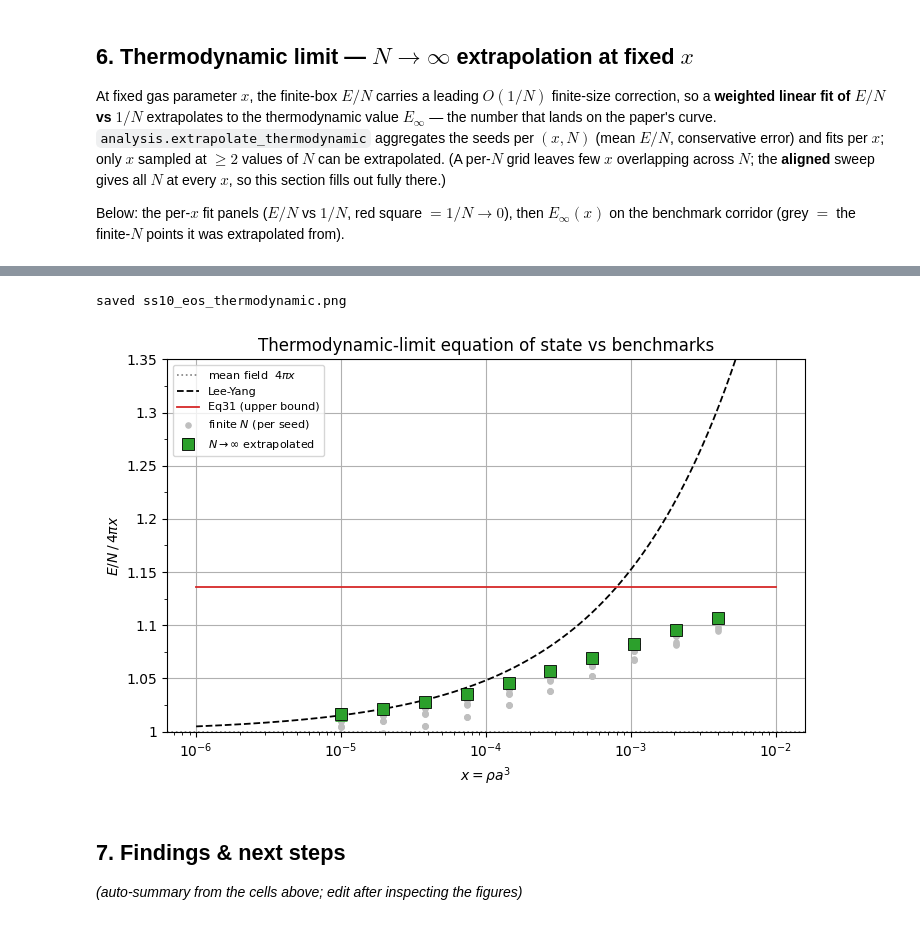
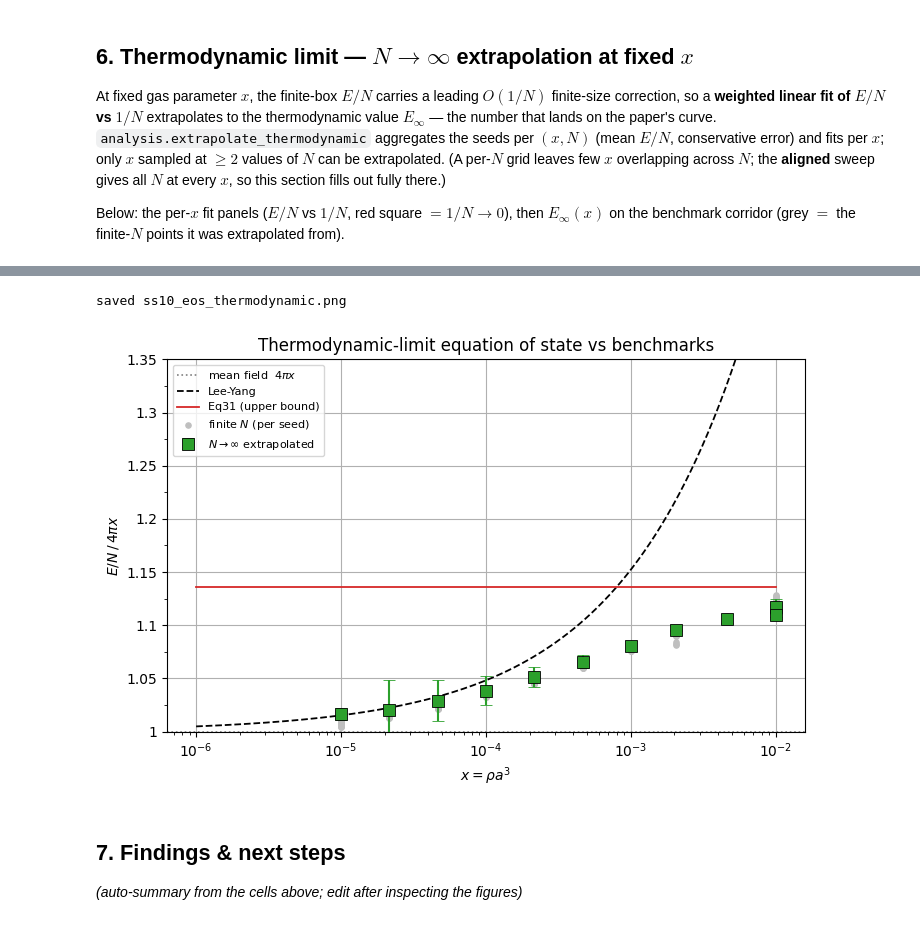
Before and after one commit to pfargas/qvarnet, a Jupyter notebook: soft_sphere_gas/analysis.ipynb, the cells around one changed output, grey strips where cells are left out. Drawn from its saved outputs; the diff is of its cells as text; code cells hidden in the pictures.

```diff
--- a/soft_sphere_gas/analysis.ipynb
+++ b/soft_sphere_gas/analysis.ipynb
@@ -65,6 +65,26 @@ import artifacts
 def lower_bound(x):  return 4.0 * math.pi * x                       # Lieb-Yngvason, rigorous
 lee_yang = dilute_gas.lee_yang_energy_per_particle                 # Eq.1, x->0 universal limit
 eq31     = dilute_gas.first_order_energy_upper_bound               # Eq.31, variational UB
+
+# --- display thinning: keep x-points spaced >= MIN_GAP_DECADES apart in log10 x,
+#     always including the first and last (purely cosmetic; does NOT touch the fits) ---
+MIN_GAP_DECADES = 0.3   # ~3 points/decade; raise for fewer points (0.5->~2/dec, 1.0->~1/dec)
+
+def thin_log(xs, min_gap_decades=MIN_GAP_DECADES):
+    """Indices (into the original xs) of points spaced >= min_gap_decades in log10 x,
+    always incl. the first and last. xs need not be sorted."""
+    xs = np.asarray(xs, float)
+    if len(xs) <= 2:
+        return np.argsort(xs)
+    order = np.argsort(xs)
+    xs_sorted = xs[order]
+    keep = [0]
+    last = np.log10(xs_sorted[0])
+    for i in range(1, len(xs_sorted) - 1):
+        if np.log10(xs_sorted[i]) - last >= min_gap_decades:
+            keep.append(i); last = np.log10(xs_sorted[i])
+    keep.append(len(xs_sorted) - 1)   # always the last
+    return order[keep]
 # %% [markdown]
 ## 1. Load the sweep DB
 
@@ -307,38 +333,43 @@ saved /home/pau/PhD/soft-bosons/outputs/ss10_extrapolation.png
 # Benchmark curves span the FULL data x-range; green = N->inf extrapolated (where >=2 N exist).
 # x_all = np.sort(chk['x'].unique())
 x_all = np.array([1e-6, 1e-2])
 xx = np.geomspace(x_all.min(), x_all.max(), 300)
 
 fig, ax = plt.subplots(figsize=(7.2, 4.8))
 ax.axhline(1.0, color='0.5', ls=':', lw=1.2, label=r'mean field  $4\pi x$')
 ax.plot(xx, [lee_yang(x) / lower_bound(x) for x in xx], 'k--', lw=1.3, label='Lee-Yang')
 ax.plot(xx, [eq31(x, V0, R) / lower_bound(x) for x in xx], color='tab:red', lw=1.3,
         label='Eq31 (upper bound)')
-ax.scatter(chk['x'], chk['E/4pix'], s=14, color='0.75', zorder=2, label=r'finite $N$ (per seed)')
 if fits:
     xs_e = np.array(sorted(fits))
-    e_inf = np.array([fits[x]['e_inf'] for x in xs_e])
-    e_inf_err = np.array([fits[x]['e_inf_err'] for x in xs_e])
-    ax.errorbar(xs_e, e_inf / lower_bound(xs_e), yerr=e_inf_err / lower_bound(xs_e), fmt='s',
+    keep = xs_e[thin_log(xs_e)]                       # thin in log-x: keep 1st & last, drop too-close
+    e_inf = np.array([fits[x]['e_inf'] for x in keep])
+    e_inf_err = np.array([fits[x]['e_inf_err'] for x in keep])
+    chk_show = chk[chk['x'].isin(set(keep))]          # grey shown only at the kept x (aligned)
+    ax.scatter(chk_show['x'], chk_show['E/4pix'], s=14, color='0.75', zorder=2,
+               label=r'finite $N$ (per seed)')
+    ax.errorbar(keep, e_inf / lower_bound(keep), yerr=e_inf_err / lower_bound(keep), fmt='s',
                 color='tab:green', mec='k', mew=0.6, ms=8, capsize=4, zorder=6,
                 label=r'$N\to\infty$ extrapolated')
+else:
+    ax.scatter(chk['x'], chk['E/4pix'], s=14, color='0.75', zorder=2, label=r'finite $N$ (per seed)')
 ax.set_xscale('log')
 ax.set_xlabel(r'$x = \rho a^3$')
 ax.set_ylabel(r'$E/N \,/\, 4\pi x$')
 ax.set_title('Thermodynamic-limit equation of state vs benchmarks')
 ax.legend(fontsize=8, loc='best')
 fig.tight_layout()
 fig.savefig(DATA_DIR / 'ss10_eos_thermodynamic.png', dpi=140)
 ax.set_yticklabels([1, 1.05, 1.10, 1.15, 1.20, 1.25, 1.30, 1.35])
 from matplotlib import ticker as mticker
 ax.yaxis.set_minor_locator(mticker.AutoMinorLocator(2))
 plt.grid()
 plt.ylim(1.0, 1.35)
 print('saved ss10_eos_thermodynamic.png')
 display(fig); plt.close(fig)
 # %% [output]
 saved ss10_eos_thermodynamic.png
-[figure, old version]
+[figure, new version]
 # %% [markdown]
 ## 7. Findings & next steps
 
```
Also changed, not shown: parts of 7 cells of this notebook, 4 other files.
